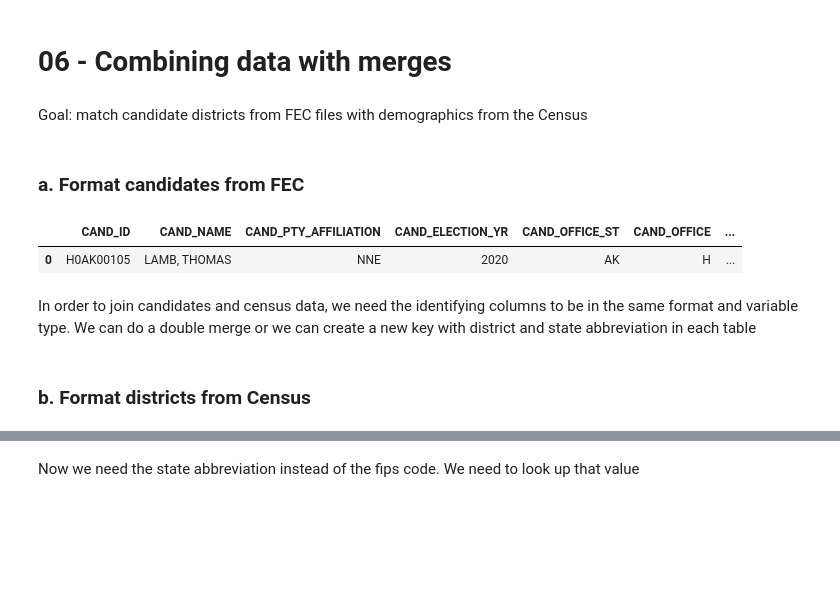
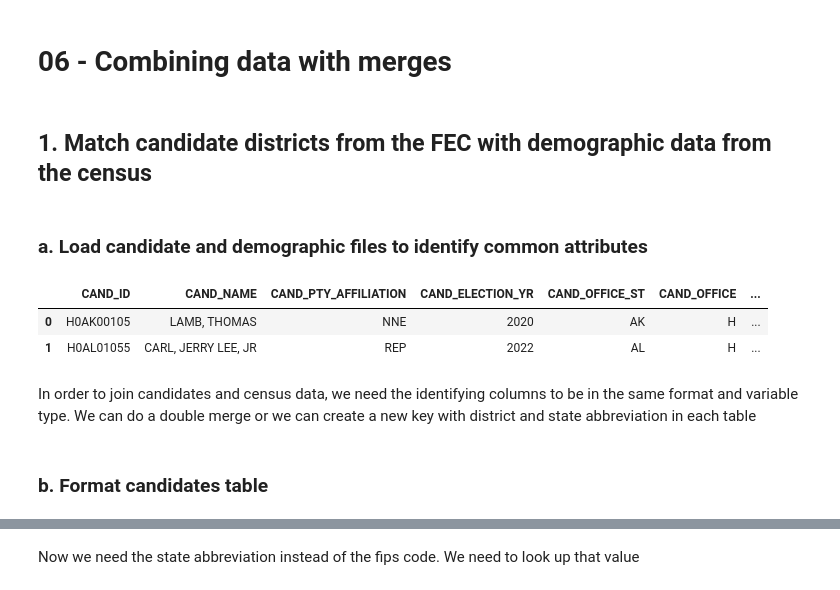
Before and after one commit to katiemarriner/lede-2021-data-module, a Jupyter notebook: answers/06-classwork-combining-data.ipynb, the cells around one changed output, grey strips where cells are left out. Drawn from its saved outputs; the diff is of its cells as text; code cells hidden in the pictures; blank space fills up the shorter version.

```diff
--- a/answers/06-classwork-combining-data.ipynb
+++ b/answers/06-classwork-combining-data.ipynb
@@ -6,17 +6,16 @@ import math
 
 pd.set_option('display.max_columns', 100)
 pd.set_option('display.max_rows', 100)
-# %% [markdown]
-Goal: match candidate districts from FEC files with demographics from the Census
+# %% [markdown]
+## 1. Match candidate districts from the FEC with demographic data from the census
 # %% [markdown]
-### a. Format candidates from FEC
+### a. Load candidate and demographic files to identify common attributes
 # %%
-candidate_cols = pd.read_csv('downloaded_data/cn_header_file.csv').columns.tolist()
+candidate_header = pd.read_csv('downloaded_data/cn_header_file.csv').columns.tolist()
+candidates = pd.read_csv('downloaded_data/cn22.txt', sep='|', names=candidate_header)
-# %%
-# load in both tables
-candidates = pd.read_csv('downloaded_data/cn22.txt', sep='|', names=candidate_cols)
 # %%
-candidates.head(1)
+candidates.head(2)
 # %% [output]
 |  | CAND_ID | CAND_NAME | CAND_PTY_AFFILIATION | CAND_ELECTION_YR | CAND_OFFICE_ST | CAND_OFFICE | ... |
 | 0 | H0AK00105 | LAMB, THOMAS | NNE | 2020 | AK | H | ... |
+| 1 | H0AL01055 | CARL, JERRY LEE, JR | REP | 2022 | AL | H | ... |
@@ -27,2 +26,2 @@ candidates['district_str'] = candidates['CAND_OFFICE_DISTRICT'].apply(lambda x:
 # %% [markdown]
-### b. Format districts from Census
+### b. Format candidates table
```
Also changed, not shown: parts of 10 cells of this notebook.
